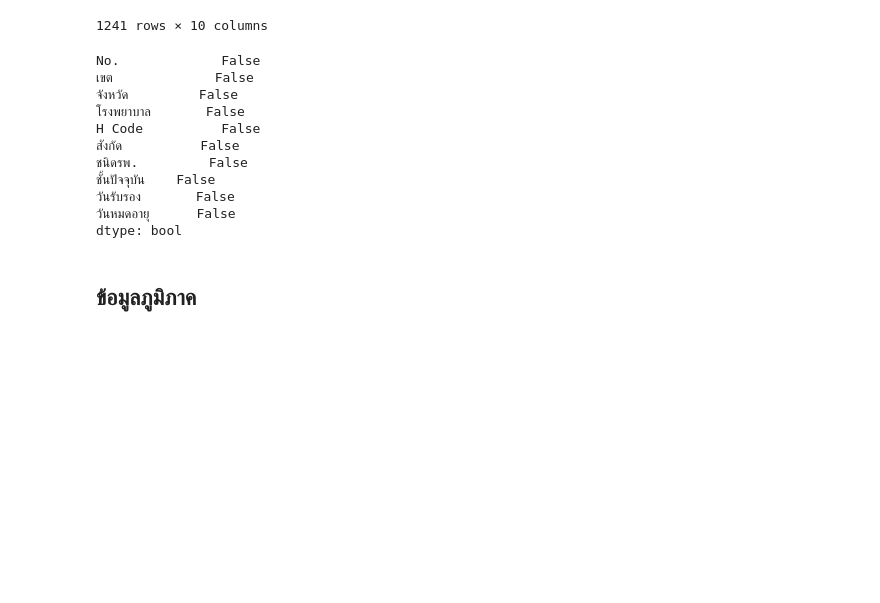
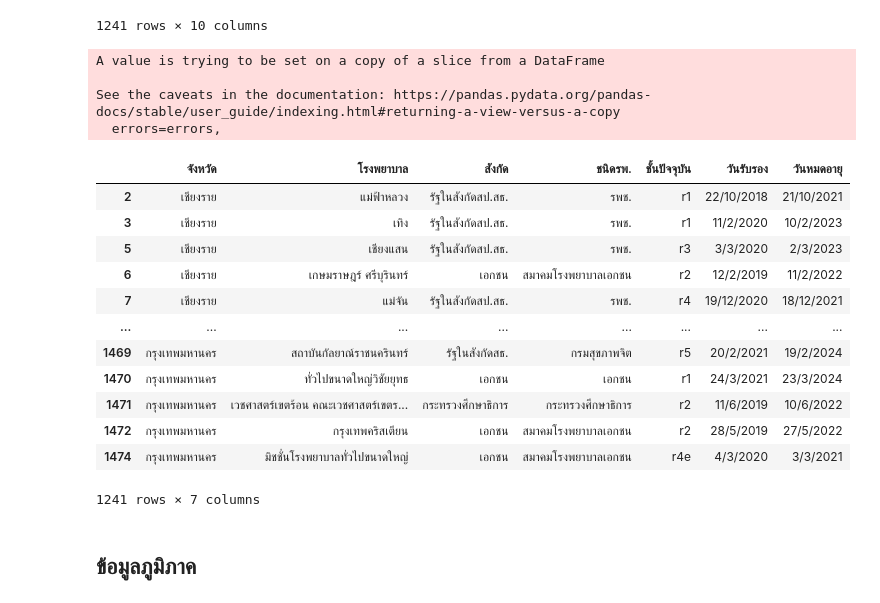
Before and after one commit to Umaporn19/data_viz_2022, a Jupyter notebook: Project_Dataviz.ipynb, the cells around one changed output. Cells and saved outputs as stored; diff of their text form; code cells hidden in the pictures; blank space fills up the shorter version.

```diff
--- a/Project_Dataviz.ipynb
+++ b/Project_Dataviz.ipynb
@@ -351,6 +593,6 @@ data_5re #แสดงค่า จะเห็นว่ามีค่า missi
 # %%
-data_5re.drop = data_5re.dropna()  #กำจัดค่า missing โดนใช้ .dropna()
-data_5re.drop    #แสดงค่า จะเห็นว่าค่า missing หายไปแล้ว
+data_5re_drop = data_5re.dropna()  #กำจัดค่า missing โดนใช้ .dropna()
+data_5re_drop    #แสดงค่า จะเห็นว่าค่า missing หายไปแล้ว
 # %% [output]
 |  | No. | เขต | จังหวัด | โรงพยาบาล | H Code | สังกัด | ชนิดรพ. | ชั้นปัจจุบัน | วันรับรอง | วันหมดอายุ |
 | 2 | 2 | 1 | เชียงราย | แม่ฟ้าหลวง | 11200 | รัฐในสังกัดสป.สธ. | รพช. | r1 | 22/10/2018 | 21/10/2021 |
@@ -365,20 +607,27 @@ data_5re.drop    #แสดงค่า จะเห็นว่าค่า mis
 | 1472 | 1472 | 13 | กรุงเทพมหานคร | กรุงเทพคริสเตียน | 11548 | เอกชน | สมาคมโรงพยาบาลเอกชน | r2 | 28/5/2019 | 27/5/2022 |
 | 1474 | 1474 | 13 | กรุงเทพมหานคร | มิชชั่นโรงพยาบาลทั่วไปขนาดใหญ่ | 11543 | เอกชน | สมาคมโรงพยาบาลเอกชน | r4e | 4/3/2020 | 3/3/2021 |
 1241 rows × 10 columns
-# %%
-data_5re.drop.isnull().any() #False = ไม่มี Missing True = มี Missing พบว่า มี missing ทุกคอลัมน์ #จะเห็นว่าไม่มี missing แล้ว
-# %% [output]
-No.             False
-เขต             False
-จังหวัด         False
-โรงพยาบาล       False
-H Code          False
-สังกัด          False
-ชนิดรพ.         False
-ชั้นปัจจุบัน    False
-วันรับรอง       False
-วันหมดอายุ      False
-dtype: bool
+# %%
+data_5re_drop.drop(['No.','เขต','H Code'], axis=1, inplace=True)   #drop ข้อมูลออกให้เหลือเฉพาะอันที่เราต้องการ
+data_5re_drop
+# %% [output]
+A value is trying to be set on a copy of a slice from a DataFrame
+
+See the caveats in the documentation: https://pandas.pydata.org/pandas-docs/stable/user_guide/indexing.html#returning-a-view-versus-a-copy
+  errors=errors,
+|  | จังหวัด | โรงพยาบาล | สังกัด | ชนิดรพ. | ชั้นปัจจุบัน | วันรับรอง | วันหมดอายุ |
+| 2 | เชียงราย | แม่ฟ้าหลวง | รัฐในสังกัดสป.สธ. | รพช. | r1 | 22/10/2018 | 21/10/2021 |
+| 3 | เชียงราย | เทิง | รัฐในสังกัดสป.สธ. | รพช. | r1 | 11/2/2020 | 10/2/2023 |
+| 5 | เชียงราย | เชียงแสน | รัฐในสังกัดสป.สธ. | รพช. | r3 | 3/3/2020 | 2/3/2023 |
+| 6 | เชียงราย | เกษมราษฎร์ ศรีบุรินทร์ | เอกชน | สมาคมโรงพยาบาลเอกชน | r2 | 12/2/2019 | 11/2/2022 |
+| 7 | เชียงราย | แม่จัน | รัฐในสังกัดสป.สธ. | รพช. | r4 | 19/12/2020 | 18/12/2021 |
+| ... | ... | ... | ... | ... | ... | ... | ... |
+| 1469 | กรุงเทพมหานคร | สถาบันกัลยาณ์ราชนครินทร์ | รัฐในสังกัดสธ. | กรมสุขภาพจิต | r5 | 20/2/2021 | 19/2/2024 |
+| 1470 | กรุงเทพมหานคร | ทั่วไปขนาดใหญ่วิชัยยุทธ | เอกชน | เอกชน | r1 | 24/3/2021 | 23/3/2024 |
+| 1471 | กรุงเทพมหานคร | เวชศาสตร์เขตร้อน คณะเวชศาสตร์เขตร... | กระทรวงศึกษาธิการ | กระทรวงศึกษาธิการ | r2 | 11/6/2019 | 10/6/2022 |
+| 1472 | กรุงเทพมหานคร | กรุงเทพคริสเตียน | เอกชน | สมาคมโรงพยาบาลเอกชน | r2 | 28/5/2019 | 27/5/2022 |
+| 1474 | กรุงเทพมหานคร | มิชชั่นโรงพยาบาลทั่วไปขนาดใหญ่ | เอกชน | สมาคมโรงพยาบาลเอกชน | r4e | 4/3/2020 | 3/3/2021 |
+1241 rows × 7 columns
 # %% [markdown]
 ## ข้อมูลภูมิภาค
 # %%
```
Also changed, not shown: parts of 43 cells of this notebook.
